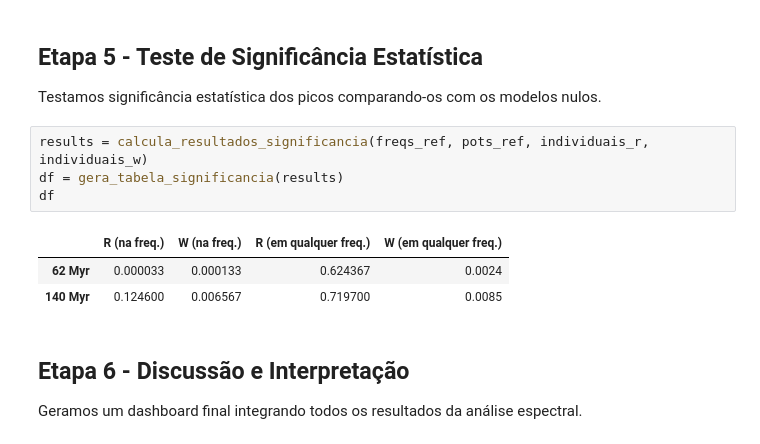
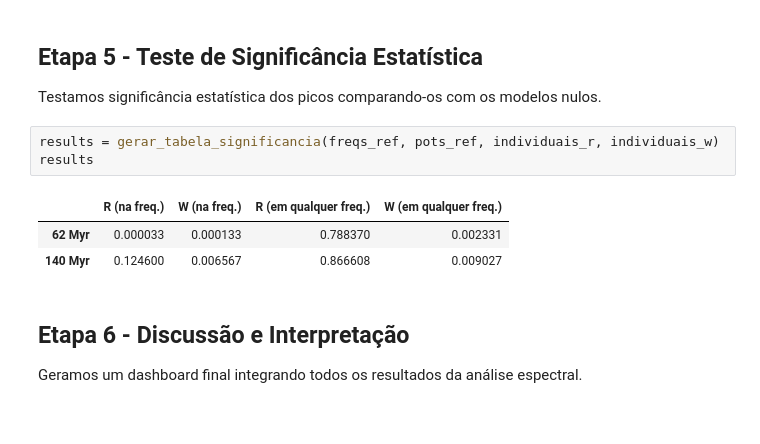
Before and after one commit to lucaanasser/Detectando-e-Interpretando-Sinais-Periodicos-em-Series-Temporais-Paleobiologicas, a Jupyter notebook: ep1.ipynb, the cells around one changed output. Saved outputs shown, nothing was run; the diff lists cells and outputs as text.

```diff
--- a/ep1.ipynb
+++ b/ep1.ipynb
@@ -832,13 +808,12 @@ plotar_espectro_potencia(freqs_ref, pots_ref,
 
 Testamos significância estatística dos picos comparando-os com os modelos nulos.
 # %%
-results = calcula_resultados_significancia(freqs_ref, pots_ref, individuais_r, individuais_w)
-df = gera_tabela_significancia(results)
-df
+results = gerar_tabela_significancia(freqs_ref, pots_ref, individuais_r, individuais_w)
+results
 # %% [output]
 |  | R (na freq.) | W (na freq.) | R (em qualquer freq.) | W (em qualquer freq.) |
-| 62 Myr | 0.000033 | 0.000133 | 0.624367 | 0.0024 |
-| 140 Myr | 0.124600 | 0.006567 | 0.719700 | 0.0085 |
+| 62 Myr | 0.000033 | 0.000133 | 0.788370 | 0.002331 |
+| 140 Myr | 0.124600 | 0.006567 | 0.866608 | 0.009027 |
 # %% [markdown]
 ## Etapa 6 - Discussão e Interpretação
 
```
Also changed, not shown: parts of 4 cells of this notebook, 2 other files.
